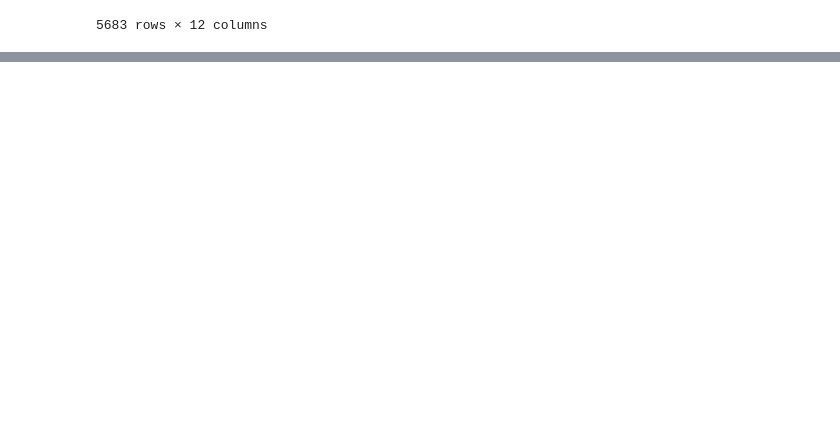
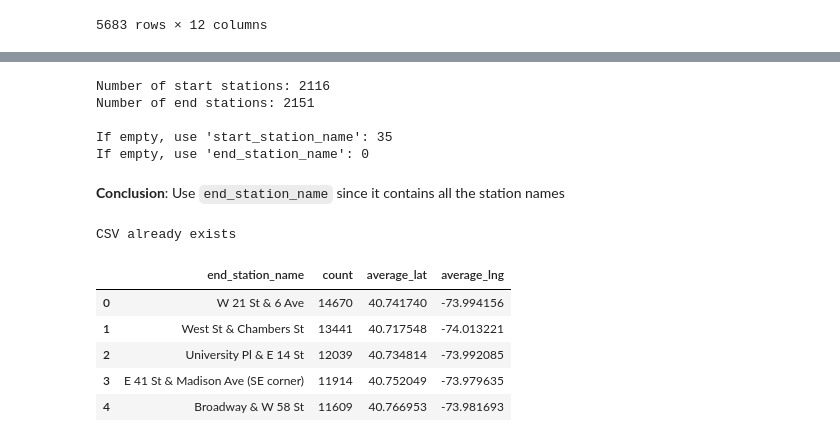
Before and after one commit to alyssahondrade/citibike-tableau, a Jupyter notebook: data_cleaning.ipynb, the cells around one changed output, grey strips where cells are left out. Drawn from its saved outputs; the diff is of its cells as text; code cells hidden in the pictures; blank space fills up the shorter version.

```diff
--- a/data_cleaning.ipynb
+++ b/data_cleaning.ipynb
@@ -589,0 +612,18 @@ memory usage: 506.4+ MB
+# %%
+# Check which column contains all the station names
+start = set(stations_df.start_station_name)
+end = set(stations_df.end_station_name)
+
+print(f"Number of start stations: {len(start)}")
+print(f"Number of end stations: {len(end)}\n")
+
+print(f"If empty, use 'start_station_name': {len(end.difference(start))}")
+print(f"If empty, use 'end_station_name': {len(start.difference(end))}")
+# %% [output]
+Number of start stations: 2116
+Number of end stations: 2151
+
+If empty, use 'start_station_name': 35
+If empty, use 'end_station_name': 0
+# %% [markdown]
+__Conclusion__: Use `end_station_name` since it contains all the station names
@@ -589,0 +649,23 @@ memory usage: 506.4+ MB
+# %%
+# Check if station_trips.csv exists
+station_trips_path = "resources/station_trips.csv"
+
+for path in Path("resources").iterdir():
+    if (str(path) == station_trips_path):
+        print("CSV already exists")
+        break
+    else:
+        create_coordinates()
+# %% [output]
+CSV already exists
+# %%
+# Create station_trips by importing the csv
+station_trips = pd.read_csv(station_trips_path)
+station_trips.head()
+# %% [output]
+|  | end_station_name | count | average_lat | average_lng |
+| 0 | W 21 St & 6 Ave | 14670 | 40.741740 | -73.994156 |
+| 1 | West St & Chambers St | 13441 | 40.717548 | -74.013221 |
+| 2 | University Pl & E 14 St | 12039 | 40.734814 | -73.992085 |
+| 3 | E 41 St & Madison Ave (SE corner) | 11914 | 40.752049 | -73.979635 |
+| 4 | Broadway & W 58 St | 11609 | 40.766953 | -73.981693 |
```
Also changed, not shown: parts of 19 cells of this notebook, 1 other file.
